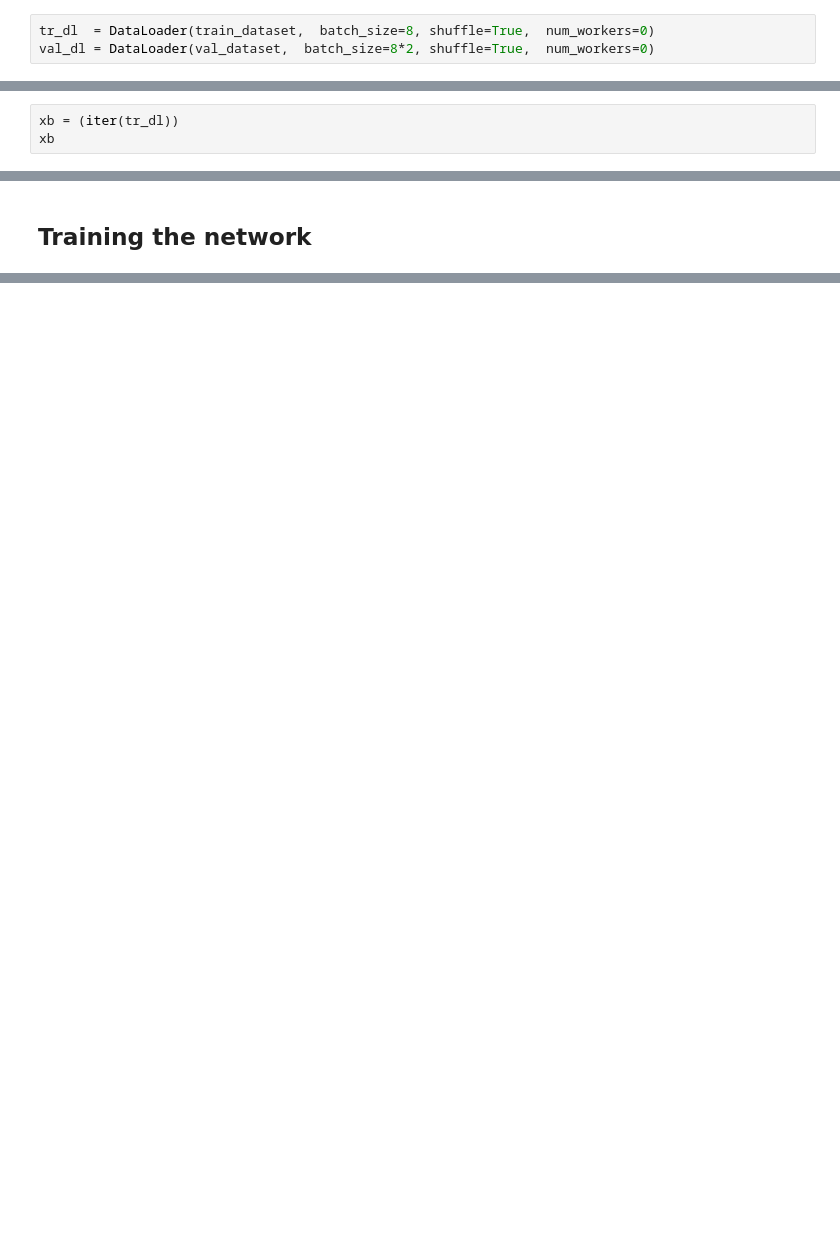
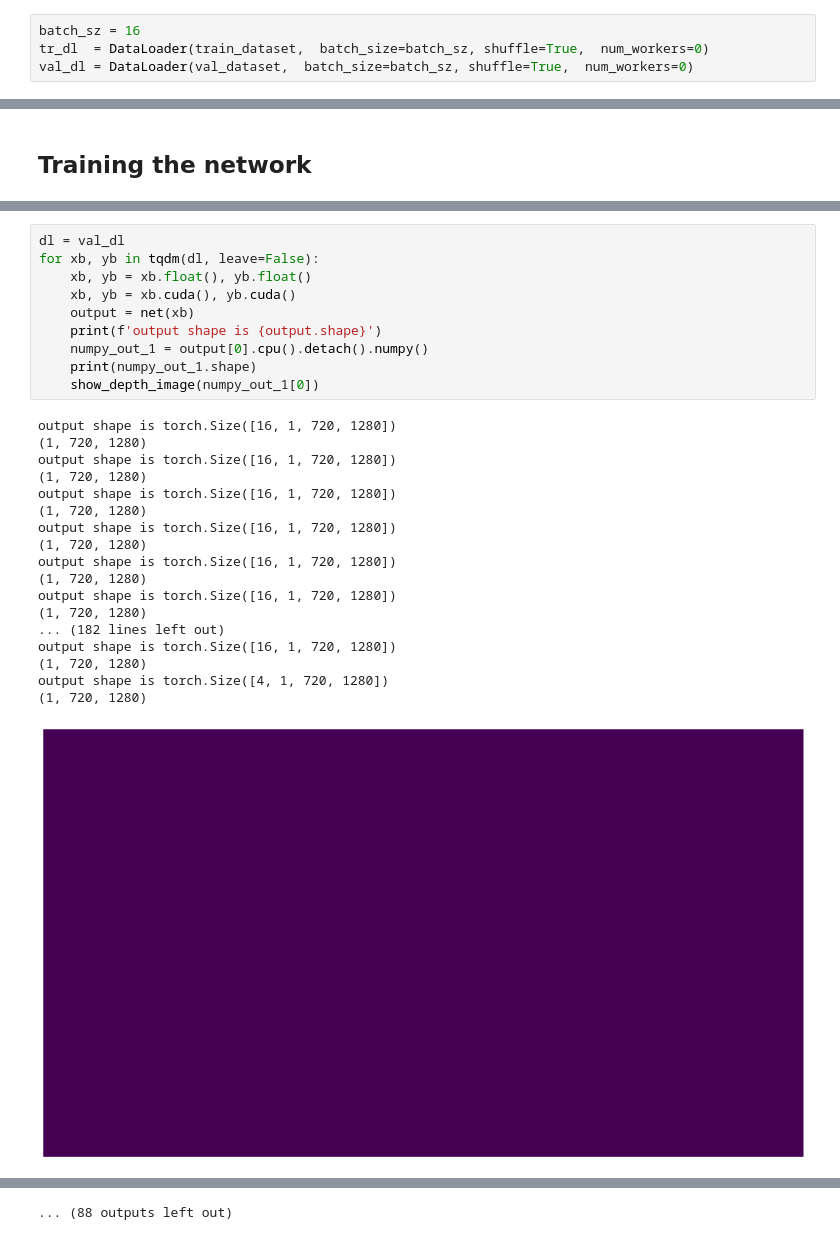
Before and after one commit to BenSnow6/depth_estimation, a Jupyter notebook: Data Preprocessing/nick-depth-repo/SimpleCNN/CNN_playground.ipynb, the cells around one changed output, grey strips where cells are left out. Cells and saved outputs as stored; diff of their text form; blank space fills up the shorter version.

```diff
--- a/Data Preprocessing/nick-depth-repo/SimpleCNN/CNN_playground.ipynb
+++ b/Data Preprocessing/nick-depth-repo/SimpleCNN/CNN_playground.ipynb
@@ -137,8 +137,9 @@ train_size = int(0.8 * len(total_Data))
 val_size = len(total_Data) - train_size
 train_dataset, val_dataset = torch.utils.data.random_split(total_Data, [train_size, val_size])
 # %%
-tr_dl  = DataLoader(train_dataset,  batch_size=8, shuffle=True,  num_workers=0)
-val_dl = DataLoader(val_dataset,  batch_size=8*2, shuffle=True,  num_workers=0)
+batch_sz = 16
+tr_dl  = DataLoader(train_dataset,  batch_size=batch_sz, shuffle=True,  num_workers=0)
+val_dl = DataLoader(val_dataset,  batch_size=batch_sz, shuffle=True,  num_workers=0)
 # %% [markdown]
 ## Training loop
 # %%
@@ -230,6 +236,3 @@ Estimated Total Size (MB): 871.88
 ----------------------------------------------------------------
 # %% [markdown]
 # Testing the fit function
-# %%
-xb = (iter(tr_dl))
-xb
@@ -249,0 +272,29 @@ RuntimeError: Input type (torch.cuda.ByteTensor) and weight type (torch.cuda.Flo
+# %%
+dl = val_dl
+for xb, yb in tqdm(dl, leave=False):
+    xb, yb = xb.float(), yb.float()
+    xb, yb = xb.cuda(), yb.cuda()
+    output = net(xb)
+    print(f'output shape is {output.shape}')
+    numpy_out_1 = output[0].cpu().detach().numpy()
+    print(numpy_out_1.shape)
+    show_depth_image(numpy_out_1[0])
+# %% [output]
+output shape is torch.Size([16, 1, 720, 1280])
+(1, 720, 1280)
+output shape is torch.Size([16, 1, 720, 1280])
+(1, 720, 1280)
+output shape is torch.Size([16, 1, 720, 1280])
+(1, 720, 1280)
+output shape is torch.Size([16, 1, 720, 1280])
+(1, 720, 1280)
+output shape is torch.Size([16, 1, 720, 1280])
+(1, 720, 1280)
+output shape is torch.Size([16, 1, 720, 1280])
+(1, 720, 1280)
+... (182 lines left out)
+output shape is torch.Size([16, 1, 720, 1280])
+(1, 720, 1280)
+output shape is torch.Size([4, 1, 720, 1280])
+(1, 720, 1280)
+[figure, added]
@@ -249,0 +311 @@ RuntimeError: Input type (torch.cuda.ByteTensor) and weight type (torch.cuda.Flo
+... (88 outputs left out)
```
Also changed, not shown: parts of 14 cells of this notebook, 4 other files.
